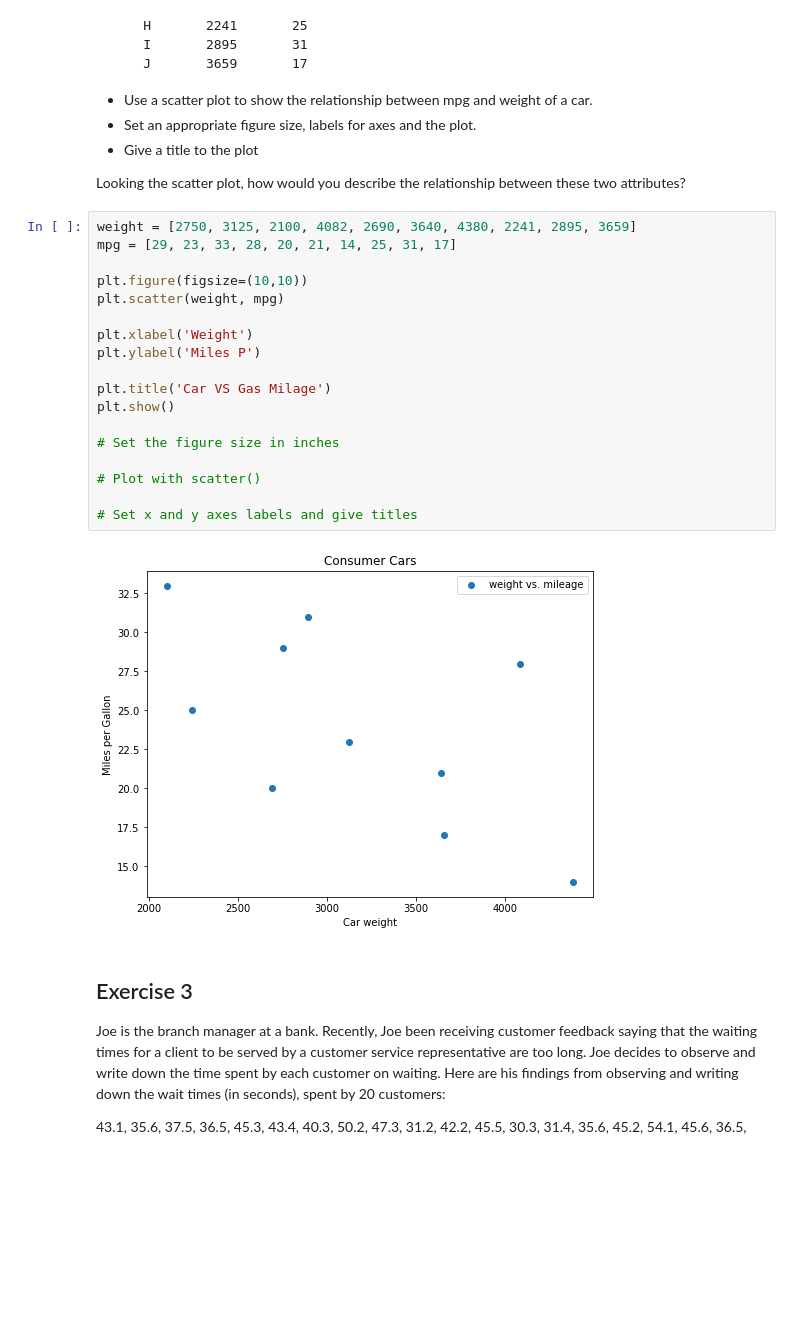
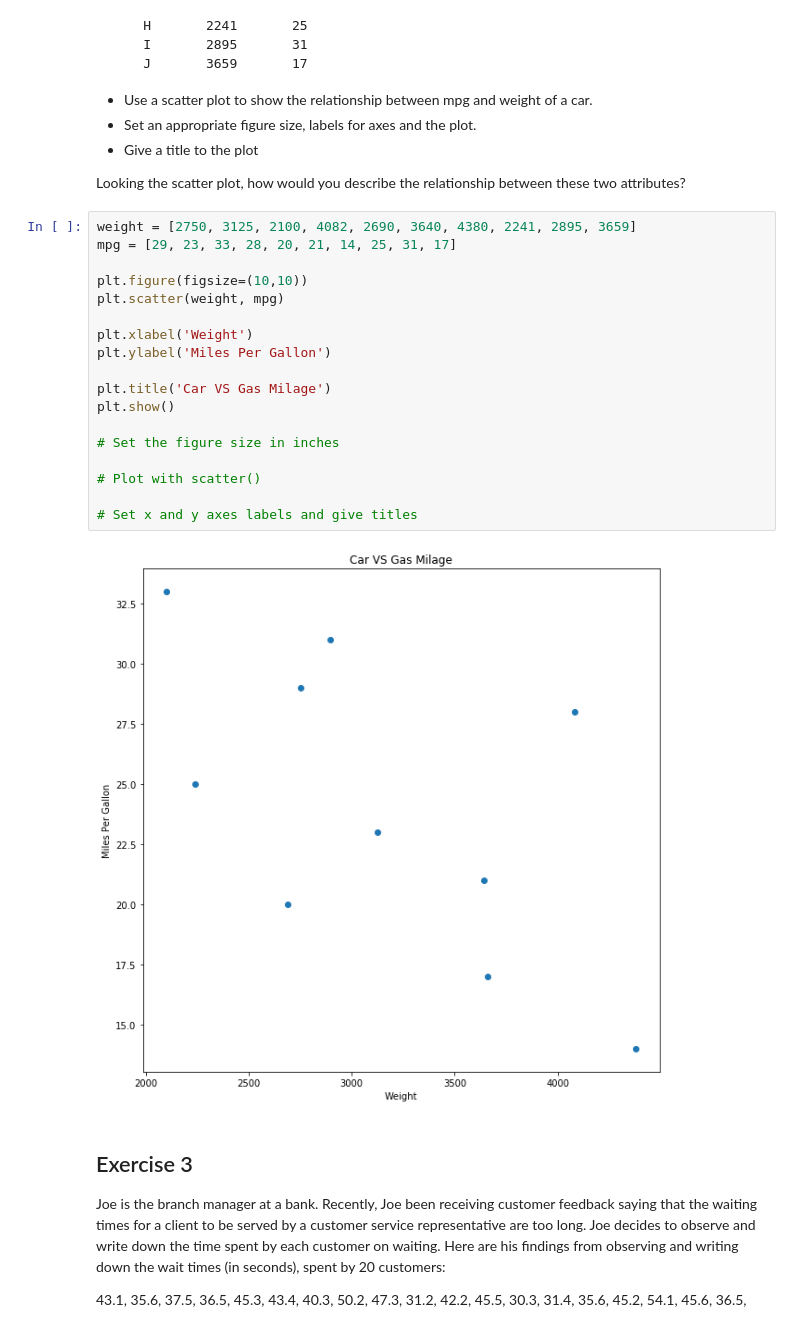
Before and after one commit to hparker5/dsc-data-viz-lab-nyc-ds-071519, a Jupyter notebook: index.ipynb, the cells around one changed output. Saved outputs shown, nothing was run; the diff lists cells and outputs as text; blank space fills up the shorter version.

```diff
--- a/index.ipynb
+++ b/index.ipynb
@@ -73,23 +73,23 @@ Looking the scatter plot, how would you describe the relationship between these
 # %%
 weight = [2750, 3125, 2100, 4082, 2690, 3640, 4380, 2241, 2895, 3659]
 mpg = [29, 23, 33, 28, 20, 21, 14, 25, 31, 17]
 
 plt.figure(figsize=(10,10))
 plt.scatter(weight, mpg)
 
 plt.xlabel('Weight')
-plt.ylabel('Miles P')
+plt.ylabel('Miles Per Gallon')
 
 plt.title('Car VS Gas Milage')
 plt.show()
 
 # Set the figure size in inches
 
 # Plot with scatter()
 
 # Set x and y axes labels and give titles
 # %% [output]
-[figure, old version]
+[figure, new version]
 # %% [markdown]
 ## Exercise 3
 
```
